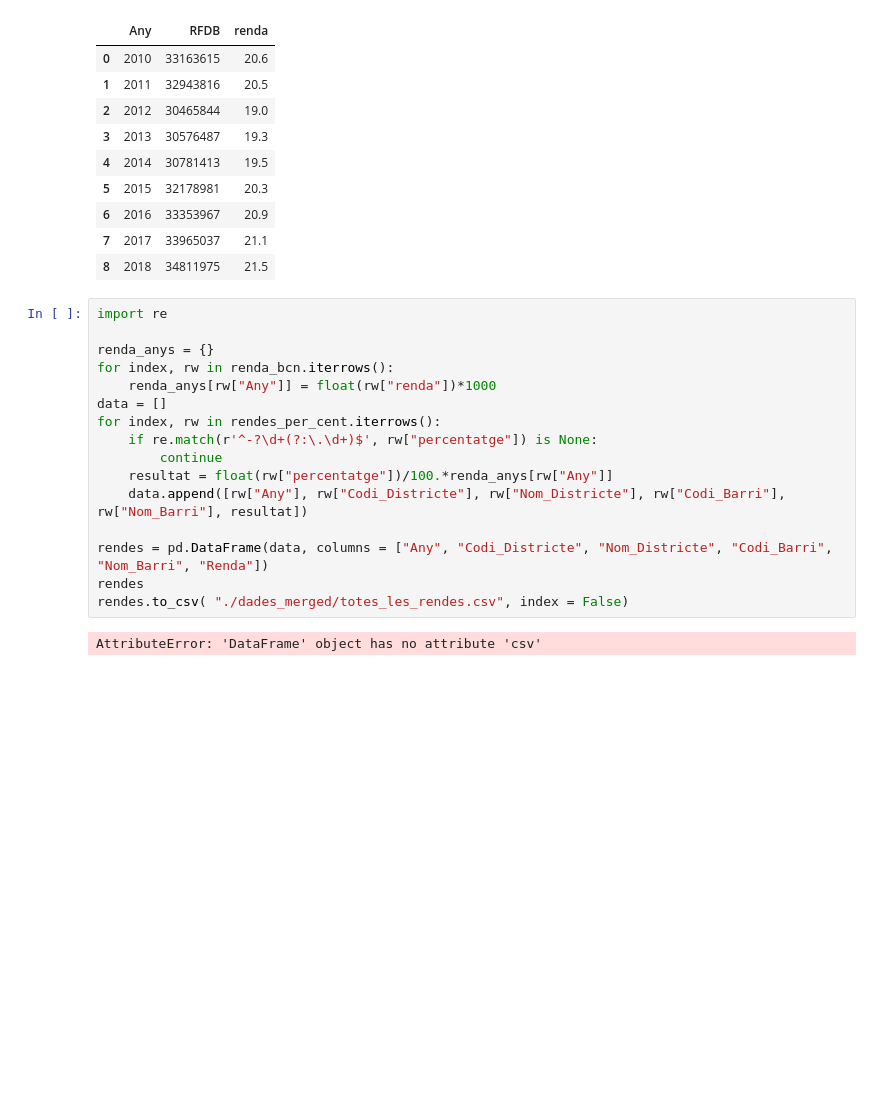
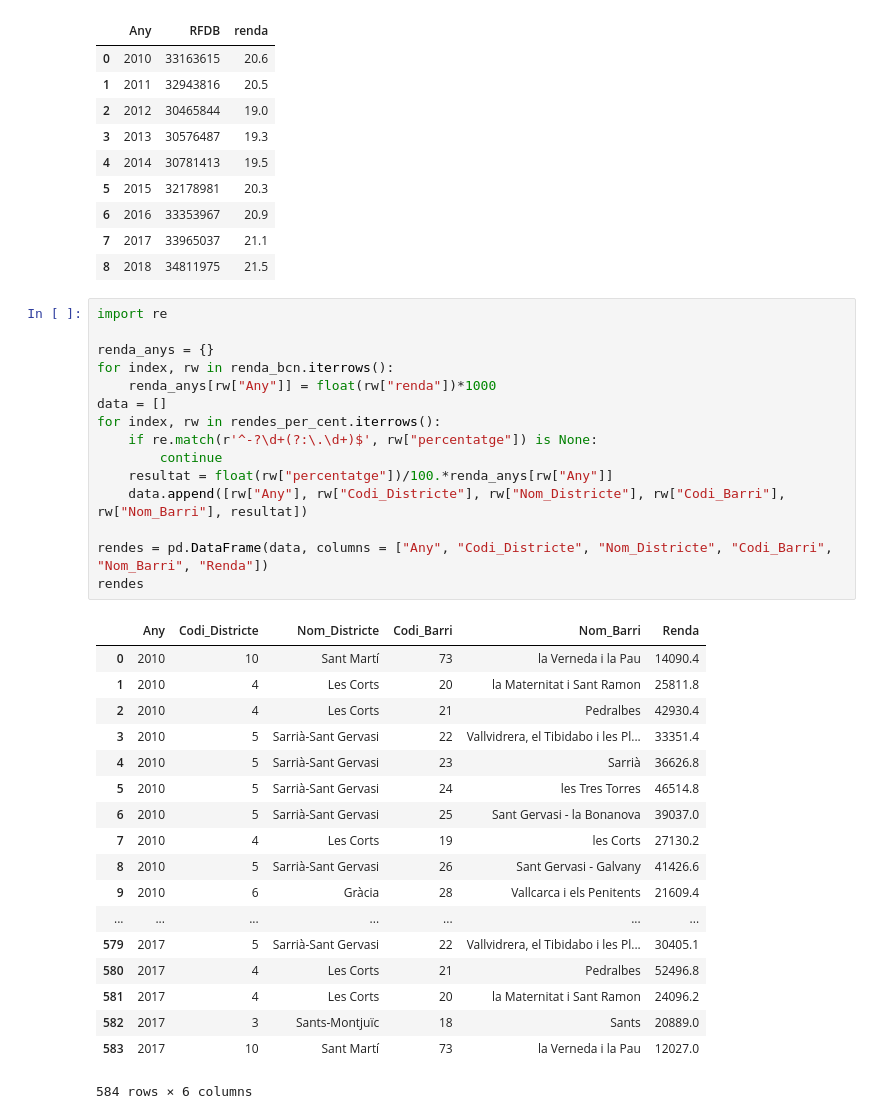
Before and after one commit to EdgarMM19/DatathonFME2021, a Jupyter notebook: Edgar.ipynb, the cells around one changed output. Saved outputs shown, nothing was run; the diff lists cells and outputs as text; blank space fills up the shorter version.

```diff
--- a/Edgar.ipynb
+++ b/Edgar.ipynb
@@ -51,18 +51,34 @@ renda_bcn
 # %%
 import re
 
 renda_anys = {}
 for index, rw in renda_bcn.iterrows():
     renda_anys[rw["Any"]] = float(rw["renda"])*1000
 data = []
 for index, rw in rendes_per_cent.iterrows():
     if re.match(r'^-?\d+(?:\.\d+)$', rw["percentatge"]) is None:
         continue
     resultat = float(rw["percentatge"])/100.*renda_anys[rw["Any"]]
     data.append([rw["Any"], rw["Codi_Districte"], rw["Nom_Districte"], rw["Codi_Barri"], rw["Nom_Barri"], resultat])
 
 rendes = pd.DataFrame(data, columns = ["Any", "Codi_Districte", "Nom_Districte", "Codi_Barri", "Nom_Barri", "Renda"])
 rendes
-rendes.to_csv( "./dades_merged/totes_les_rendes.csv", index = False)
 # %% [output]
+|  | Any | Codi_Districte | Nom_Districte | Codi_Barri | Nom_Barri | Renda |
+| 0 | 2010 | 10 | Sant Martí | 73 | la Verneda i la Pau | 14090.4 |
+| 1 | 2010 | 4 | Les Corts | 20 | la Maternitat i Sant Ramon | 25811.8 |
+| 2 | 2010 | 4 | Les Corts | 21 | Pedralbes | 42930.4 |
+| 3 | 2010 | 5 | Sarrià-Sant Gervasi | 22 | Vallvidrera, el Tibidabo i les Pl... | 33351.4 |
+| 4 | 2010 | 5 | Sarrià-Sant Gervasi | 23 | Sarrià | 36626.8 |
+| 5 | 2010 | 5 | Sarrià-Sant Gervasi | 24 | les Tres Torres | 46514.8 |
+| 6 | 2010 | 5 | Sarrià-Sant Gervasi | 25 | Sant Gervasi - la Bonanova | 39037.0 |
+| 7 | 2010 | 4 | Les Corts | 19 | les Corts | 27130.2 |
+| 8 | 2010 | 5 | Sarrià-Sant Gervasi | 26 | Sant Gervasi - Galvany | 41426.6 |
+| 9 | 2010 | 6 | Gràcia | 28 | Vallcarca i els Penitents | 21609.4 |
+| ... | ... | ... | ... | ... | ... | ... |
+| 579 | 2017 | 5 | Sarrià-Sant Gervasi | 22 | Vallvidrera, el Tibidabo i les Pl... | 30405.1 |
+| 580 | 2017 | 4 | Les Corts | 21 | Pedralbes | 52496.8 |
+| 581 | 2017 | 4 | Les Corts | 20 | la Maternitat i Sant Ramon | 24096.2 |
+| 582 | 2017 | 3 | Sants-Montjuïc | 18 | Sants | 20889.0 |
+| 583 | 2017 | 10 | Sant Martí | 73 | la Verneda i la Pau | 12027.0 |
-AttributeError: 'DataFrame' object has no attribute 'csv'
+584 rows × 6 columns
```
Also changed, not shown: 19 other files.
